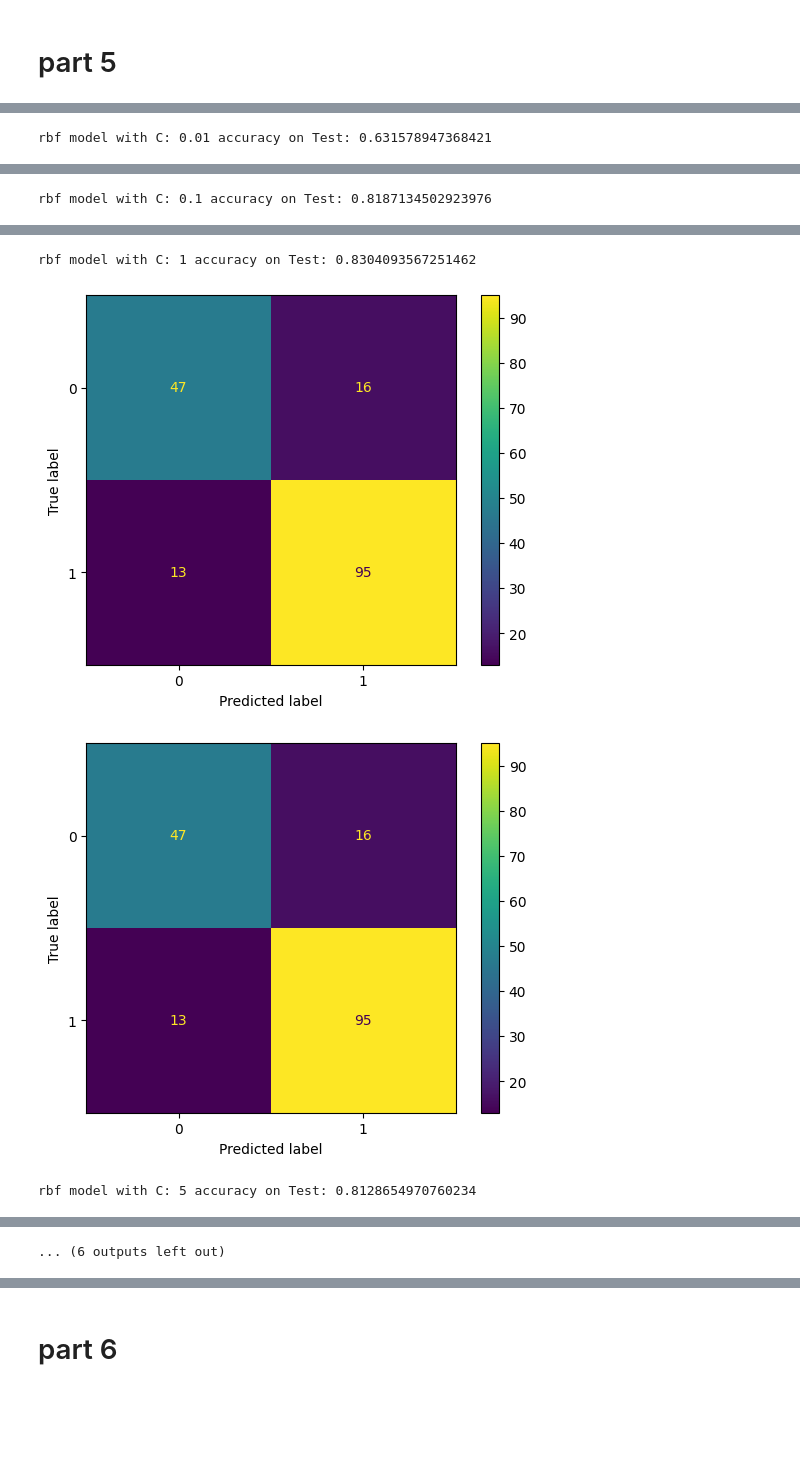
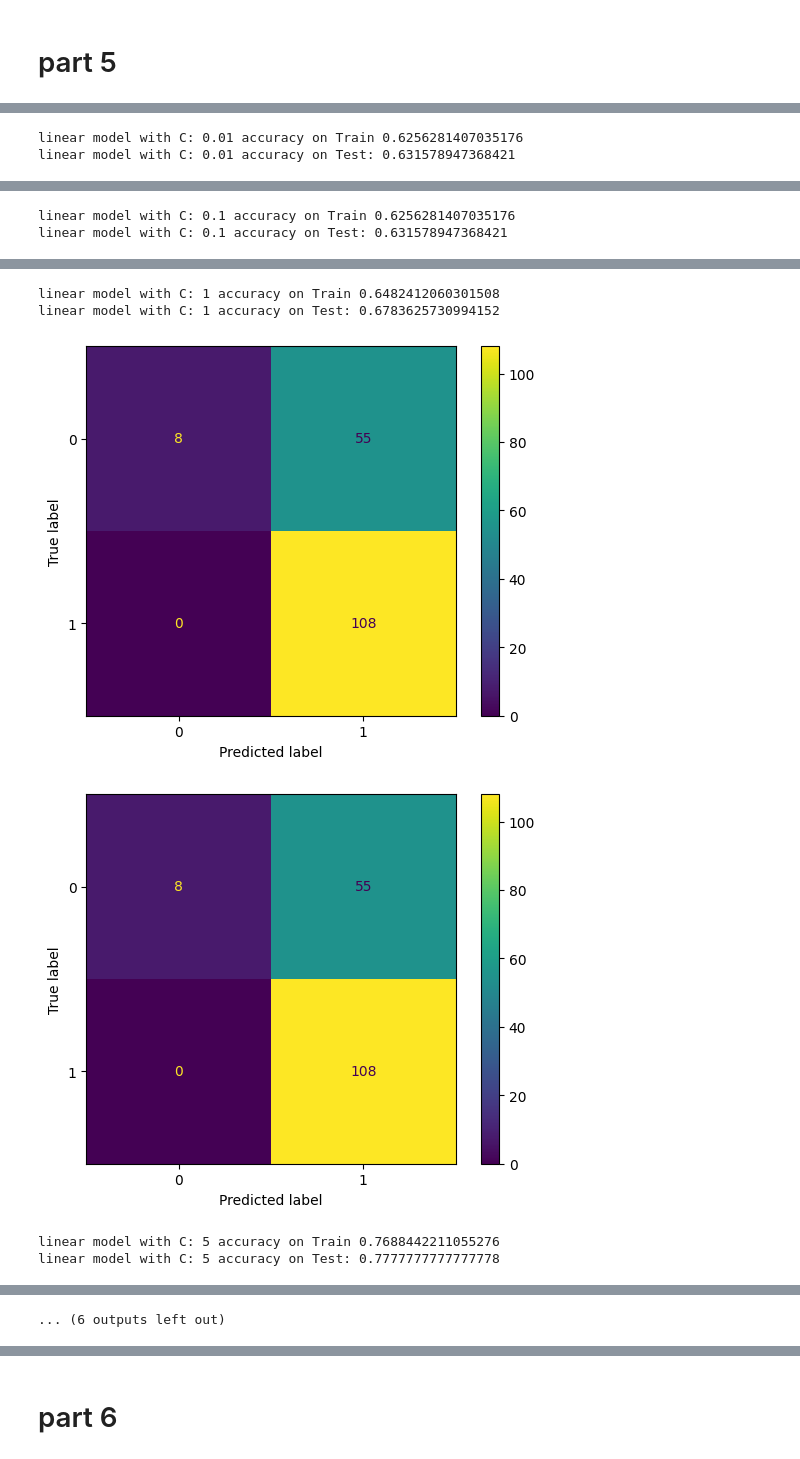
Before and after one commit to abolfazlshahsavaryyy/SVM_AI_project, a Jupyter notebook: notebook.ipynb, the cells around one changed output, grey strips where cells are left out. Saved outputs shown, nothing was run; the diff lists cells and outputs as text; code cells hidden in the pictures; blank space fills up the shorter version.

```diff
--- a/notebook.ipynb
+++ b/notebook.ipynb
@@ -292,22 +311,25 @@ def train_model_with_C_kernel(X, y, kernel, C):
 
         model.fit(X_train, y_train)
         y_pred = model.predict(X_test)
+        y_pred_train=model.predict(X_train)
         accuracy = accuracy_score(y_pred, y_test)
+        accuracy_train=accuracy_score(y_pred_train,y_train)
 
+        print(f"{kernel} model with C: {c} accuracy on Train {accuracy_train}")
         print(f"{kernel} model with C: {c} accuracy on Test: {accuracy}")
-
-        # Show confusion matrix immediately after print
         disp = ConfusionMatrixDisplay.from_estimator(model, X_test, y_test)
         disp.plot()
-        plt.show()  # Force plot display now
+        plt.show()
 
         res[f'{kernel}-{c}'] = model
 
     return res
 # %%
-models=train_model_with_C_kernel(X,y,kernel='rbf',C=C)
+models=train_model_with_C_kernel(X,y,kernel='linear',C=C)
 # %% [output]
-rbf model with C: 0.01 accuracy on Test: 0.631578947368421
+linear model with C: 0.01 accuracy on Train 0.6256281407035176
+linear model with C: 0.01 accuracy on Test: 0.631578947368421
 [figure]
 [figure]
-rbf model with C: 0.1 accuracy on Test: 0.8187134502923976
+linear model with C: 0.1 accuracy on Train 0.6256281407035176
+linear model with C: 0.1 accuracy on Test: 0.631578947368421
@@ -316,4 +338,6 @@ rbf model with C: 0.1 accuracy on Test: 0.8187134502923976
-rbf model with C: 1 accuracy on Test: 0.8304093567251462
+linear model with C: 1 accuracy on Train 0.6482412060301508
+linear model with C: 1 accuracy on Test: 0.6783625730994152
-[figure, old version]
+[figure, new version]
-[figure, old version]
+[figure, new version]
-rbf model with C: 5 accuracy on Test: 0.8128654970760234
+linear model with C: 5 accuracy on Train 0.7688442211055276
+linear model with C: 5 accuracy on Test: 0.7777777777777778
```
Also changed, not shown: parts of 41 cells of this notebook.
